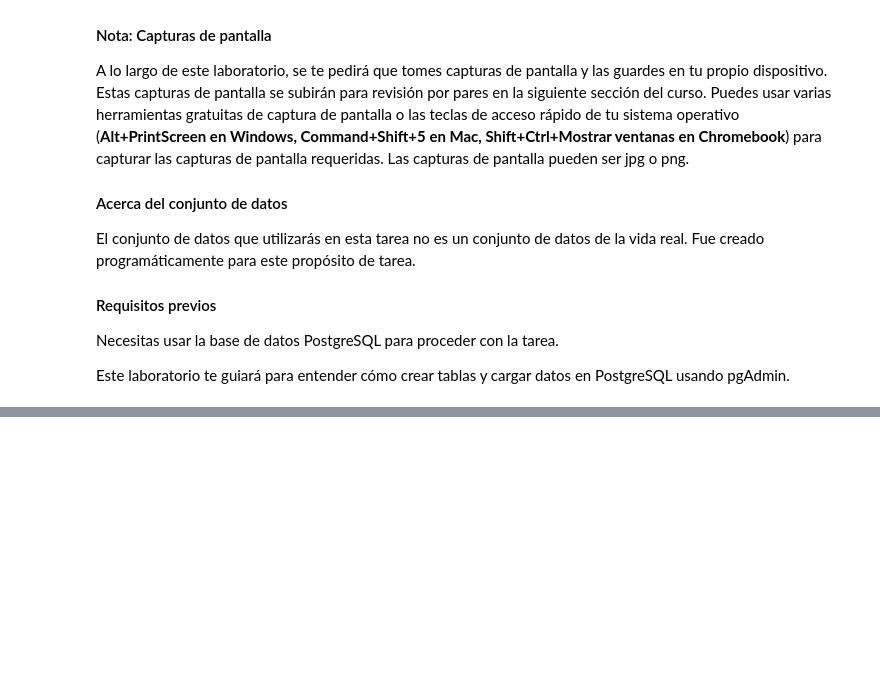
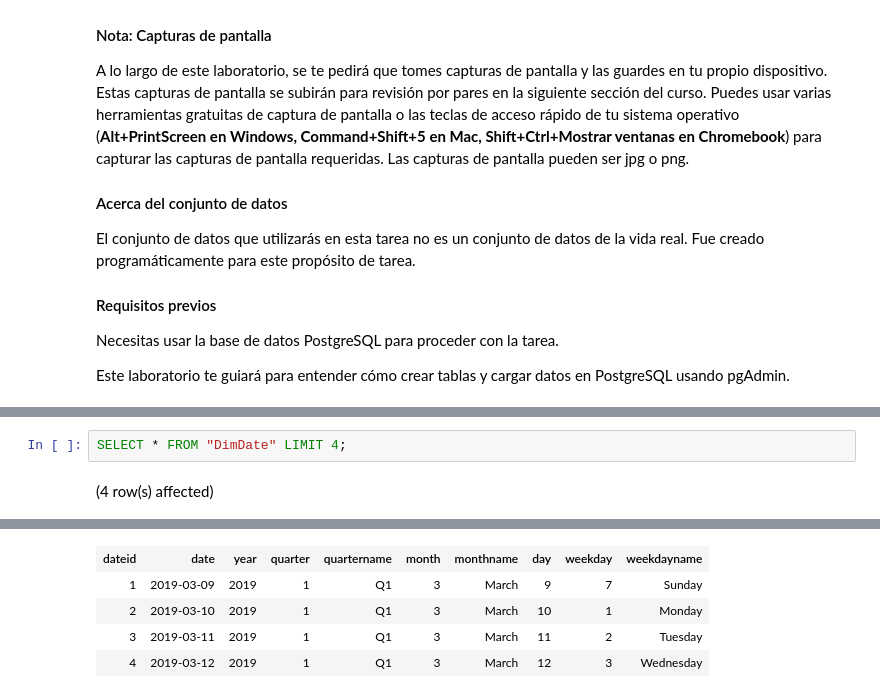
Before and after one commit to DiegoSuarz/Data-Warehouse-Fundamentals-IBM, a Jupyter notebook: 07_Trabajo_Final_Fundamentos_de_Almacenes_de_Datos/LAB-07.ipynb, the cells around one changed output, grey strips where cells are left out. Cells and saved outputs as stored; diff of their text form; blank space fills up the shorter version.

```diff
--- a/07_Trabajo_Final_Fundamentos_de_Almacenes_de_Datos/LAB-07.ipynb
+++ b/07_Trabajo_Final_Fundamentos_de_Almacenes_de_Datos/LAB-07.ipynb
@@ -193,0 +301,4 @@ Nombra la captura de pantalla `12-FactTrips.jpg`. (Las imágenes pueden guardar
+# %%
+SELECT * FROM "DimDate" LIMIT 4;
+# %% [output]
+(4 row(s) affected)
@@ -193,0 +306,5 @@ Nombra la captura de pantalla `12-FactTrips.jpg`. (Las imágenes pueden guardar
+| dateid | date | year | quarter | quartername | month | monthname | day | weekday | weekdayname |
+| 1 | 2019-03-09 | 2019 | 1 | Q1 | 3 | March | 9 | 7 | Sunday |
+| 2 | 2019-03-10 | 2019 | 1 | Q1 | 3 | March | 10 | 1 | Monday |
+| 3 | 2019-03-11 | 2019 | 1 | Q1 | 3 | March | 11 | 2 | Tuesday |
+| 4 | 2019-03-12 | 2019 | 1 | Q1 | 3 | March | 12 | 3 | Wednesday |
```
Also changed, not shown: parts of 48 cells of this notebook, 4 other files.
